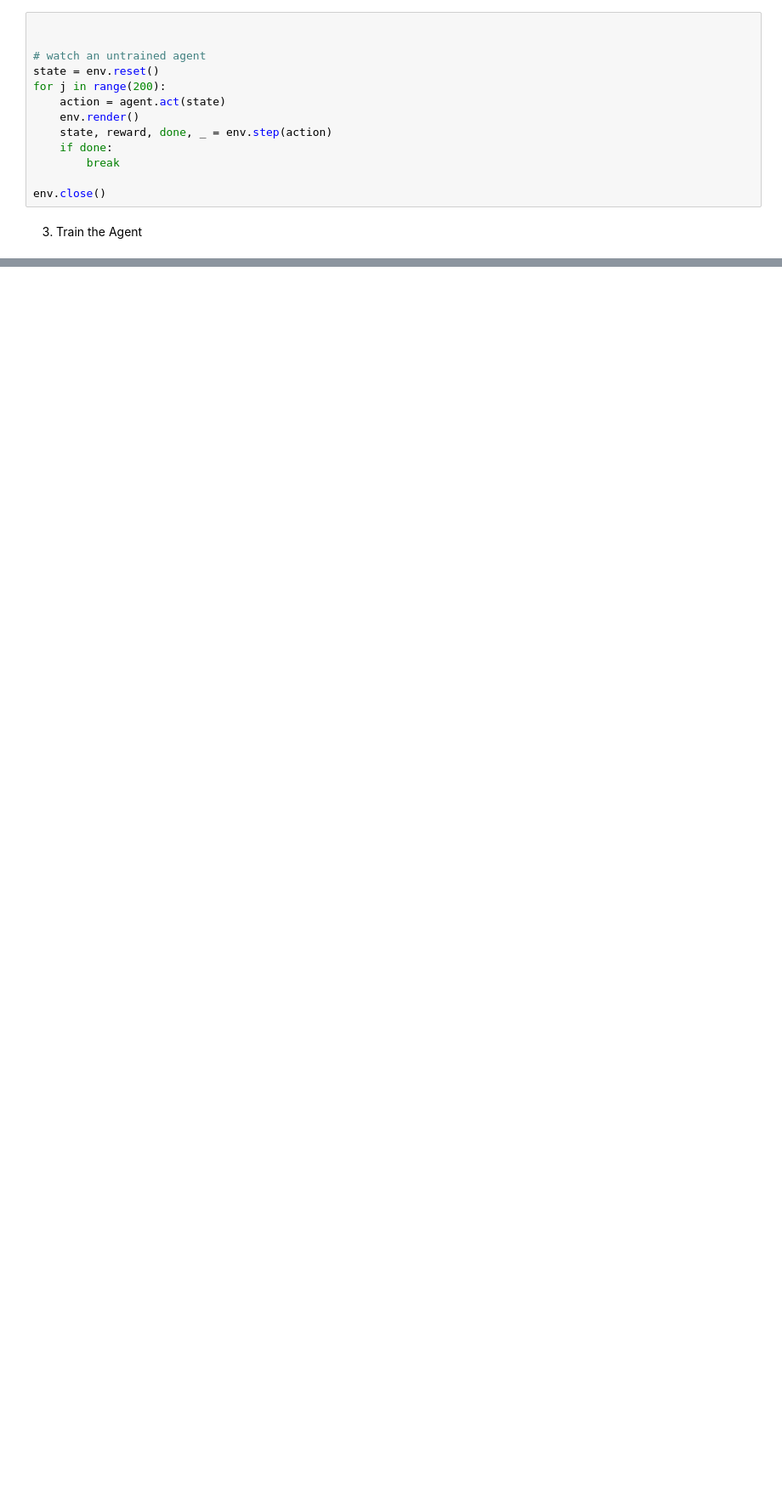
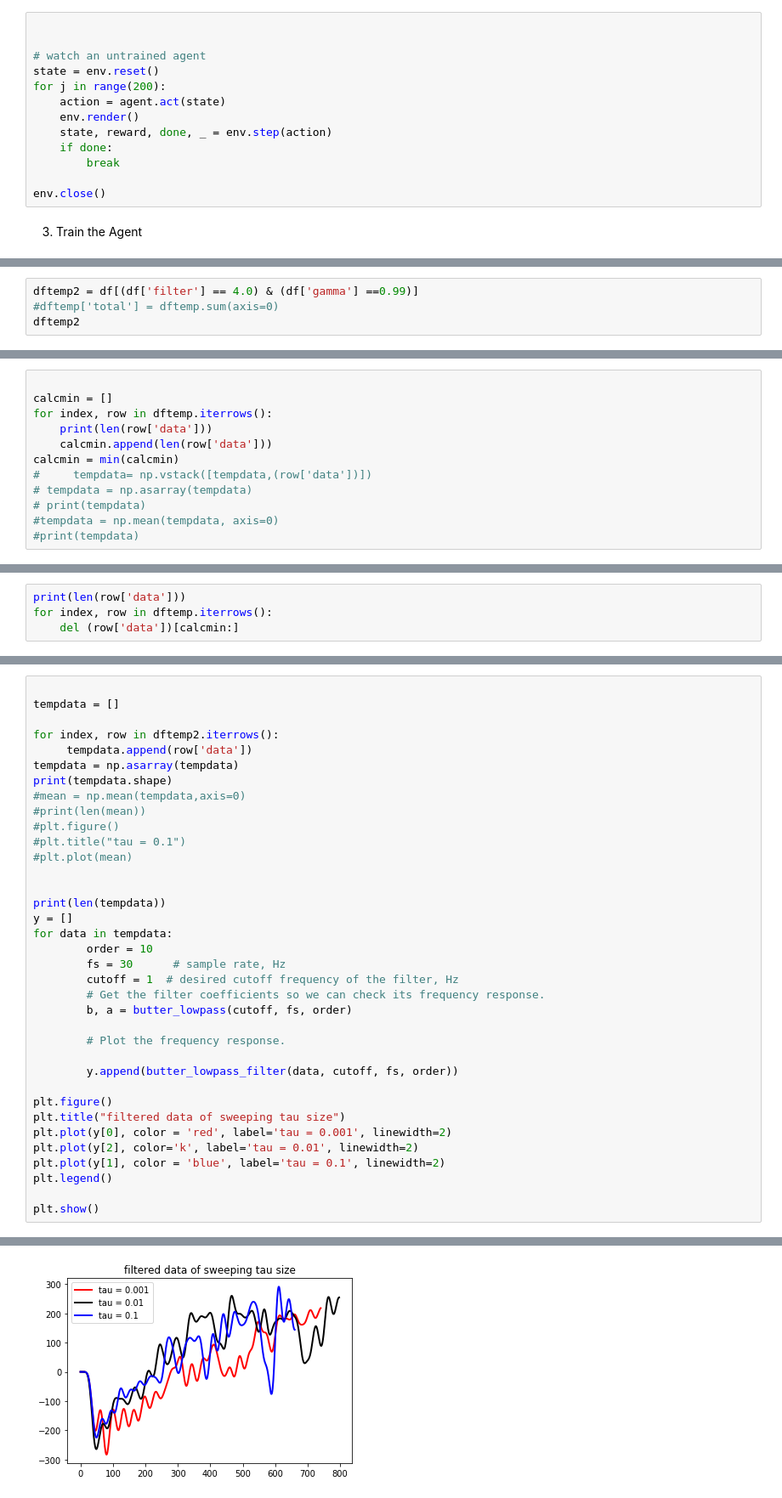
Before and after one commit to jakeszler/182-finalproject, a Jupyter notebook: Deep_Q_Network_Solution.ipynb, the cells around one changed output, grey strips where cells are left out. Shown: that part at 85% size. Cells and saved outputs as stored; diff of their text form; blank space fills up the shorter version.

```diff
--- a/Deep_Q_Network_Solution.ipynb
+++ b/Deep_Q_Network_Solution.ipynb
@@ -292,0 +451,4 @@ IOError: [Errno 2] No such file or directory: 'checkpoint.pth'
+# %%
+dftemp2 = df[(df['filter'] == 4.0) & (df['gamma'] ==0.99)]
+#dftemp['total'] = dftemp.sum(axis=0)
+dftemp2
@@ -292,0 +460,12 @@ IOError: [Errno 2] No such file or directory: 'checkpoint.pth'
+# %%
+
+calcmin = []
+for index, row in dftemp.iterrows():
+    print(len(row['data']))
+    calcmin.append(len(row['data']))
+calcmin = min(calcmin)
+#     tempdata= np.vstack([tempdata,(row['data'])])
+# tempdata = np.asarray(tempdata)
+# print(tempdata)
+#tempdata = np.mean(tempdata, axis=0)
+#print(tempdata)
@@ -292,0 +476,4 @@ IOError: [Errno 2] No such file or directory: 'checkpoint.pth'
+# %%
+print(len(row['data']))
+for index, row in dftemp.iterrows():
+    del (row['data'])[calcmin:]
@@ -292,0 +482,37 @@ IOError: [Errno 2] No such file or directory: 'checkpoint.pth'
+# %%
+
+tempdata = []
+
+for index, row in dftemp2.iterrows():
+     tempdata.append(row['data'])
+tempdata = np.asarray(tempdata)
+print(tempdata.shape)
+#mean = np.mean(tempdata,axis=0)
+#print(len(mean))
+#plt.figure()
+#plt.title("tau = 0.1")
+#plt.plot(mean)
+
+
+print(len(tempdata))
+y = []
+for data in tempdata:
+        order = 10
+        fs = 30      # sample rate, Hz
+        cutoff = 1  # desired cutoff frequency of the filter, Hz
+        # Get the filter coefficients so we can check its frequency response.
+        b, a = butter_lowpass(cutoff, fs, order)
+
+        # Plot the frequency response.
+
+        y.append(butter_lowpass_filter(data, cutoff, fs, order))
+
+plt.figure()
+plt.title("filtered data of sweeping tau size")
+plt.plot(y[0], color = 'red', label='tau = 0.001', linewidth=2)
+plt.plot(y[2], color='k', label='tau = 0.01', linewidth=2)
+plt.plot(y[1], color = 'blue', label='tau = 0.1', linewidth=2)
+plt.legend()
+
+plt.show()
+# %% [output]
@@ -292,0 +521 @@ IOError: [Errno 2] No such file or directory: 'checkpoint.pth'
+[figure, added]
```
Also changed, not shown: parts of 21 cells of this notebook, 1 other file.
